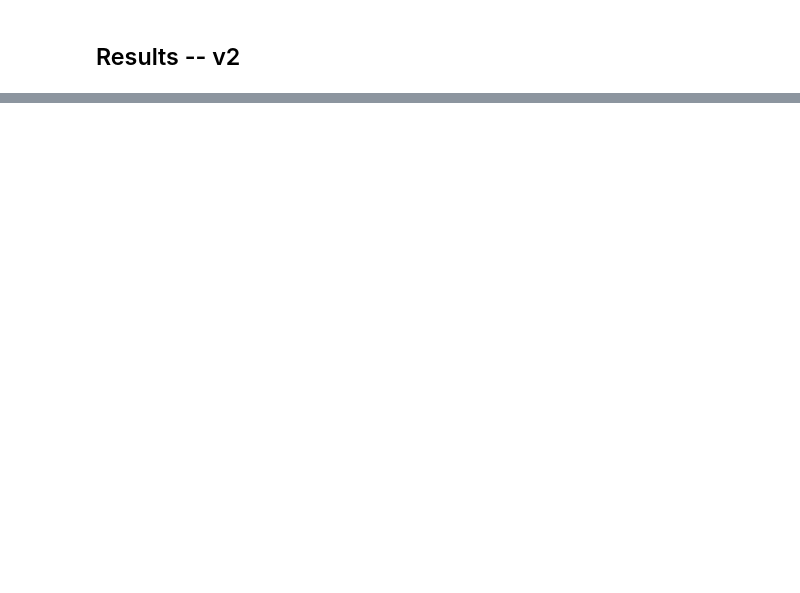
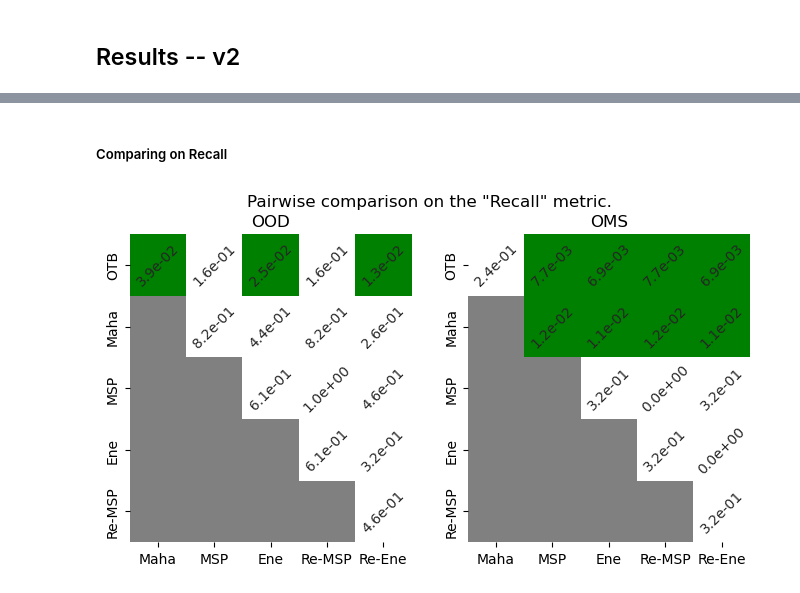
Before and after one commit to jorisguerin/neural-network-monitoring-benchmark, a Jupyter notebook: study_basic_monitors_nb.ipynb, the cells around one changed output, grey strips where cells are left out. Cells and saved outputs as stored; diff of their text form; code cells hidden in the pictures; blank space fills up the shorter version.

```diff
--- a/study_basic_monitors_nb.ipynb
+++ b/study_basic_monitors_nb.ipynb
@@ -753,0 +877,19 @@ df[(df['Monitor'] == 'Maha')&(df['Network'] == 'resnet')&(df['Network Layer'] ==
+# %% [markdown]
+##### Comparing on Recall
+# %%
+W_mtrx_R_OOD, W_flag_R_OOD = wilcoxon_compute_stats(monitors, df_OOD_R)
+W_mtrx_R_OMS, W_flag_R_OMS = wilcoxon_compute_stats(monitors, df_OMS_R)
+
+nrows=1
+ncols=2
+fig_len=4
+fig, axs = plt.subplots(nrows, ncols, figsize=(ncols*fig_len, nrows*fig_len))
+
+wilcoxon_plots(axs[0], W_mtrx_R_OOD, W_flag_R_OOD, monitors)
+wilcoxon_plots(axs[1], W_mtrx_R_OMS, W_flag_R_OMS, monitors)
+axs[0].set_title('OOD')
+axs[1].set_title('OMS')
+plt.suptitle("Pairwise comparison on the \"Recall\" metric.")
+plt.show()
+# %% [output]
+[figure, added]
```
Also changed, not shown: parts of 18 cells of this notebook.
